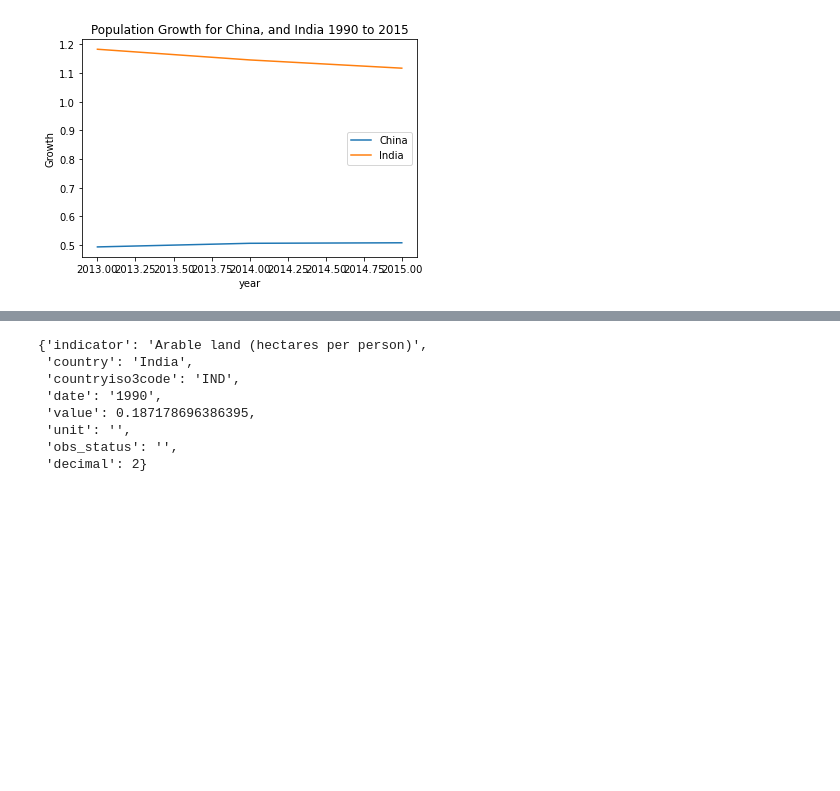
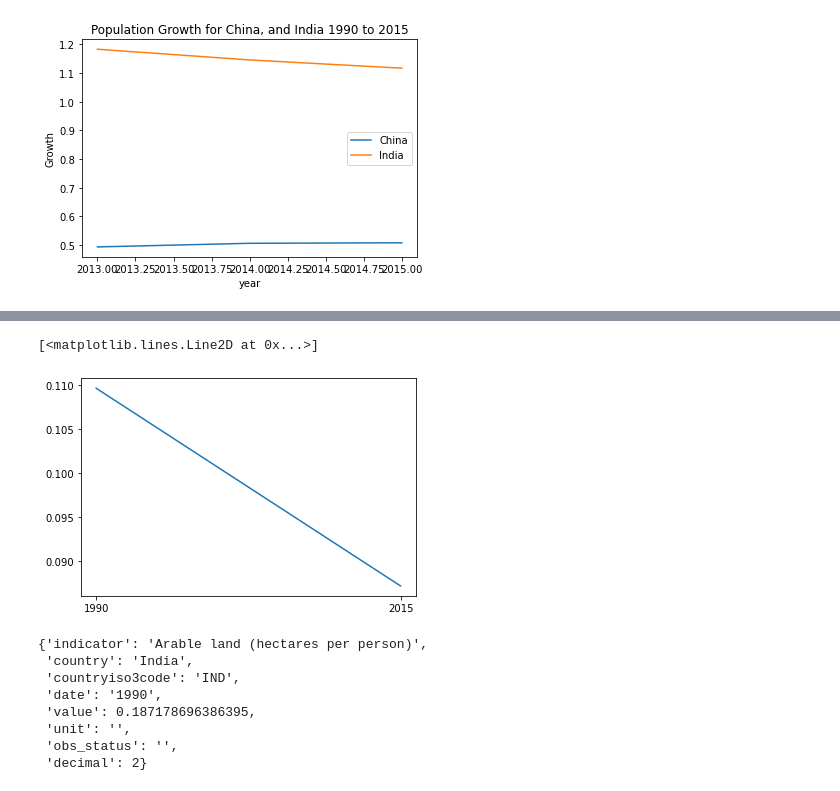
Before and after one commit to nghitrampham/data_dashboard, a Jupyter notebook: WebAppDeployment/notebooks/pythonAPI001.ipynb, the cells around one changed output, grey strips where cells are left out. Cells and saved outputs as stored; diff of their text form; code cells hidden in the pictures; blank space fills up the shorter version.

```diff
--- a/WebAppDeployment/notebooks/pythonAPI001.ipynb
+++ b/WebAppDeployment/notebooks/pythonAPI001.ipynb
@@ -92,3 +115,21 @@ for indicator in indicators:
         value['country'] = value['country']['value']
 
     data_frames.append(data)
+# %%
+# first chart plots arable land from 1990 to 2015 in top 10 economies
+# as a line chart
+graph_one = []
+df_one = pd.DataFrame(data_frames[0])
+
+# filter and sort values for the visualization
+# filtering plots the countries in decreasing order by their values
+df_one = df_one[(df_one['date'] == '2015') | (df_one['date'] == '1990')]
+df_one.sort_values('value', ascending=False, inplace=True)
+
+# this  country list is re-used by all the charts to ensure legends have the same
+# order and color
+countrylist = df_one.country.unique().tolist()
+
+for country in countrylist:
+    x_val = df_one[df_one['country'] == country].date.tolist()
+    y_val =  df_one[df_one['country'] == country].value.tolist()
@@ -95,3 +159,8 @@ for indicator in indicators:
+# %%
+plt.plot(x_val, y_val)
+# %% [output]
+[<matplotlib.lines.Line2D at 0x...>]
+[figure, added]
 # %%
 # with ( for i, value in enumerate(data):
 #         value['indicator'] = value['indicator']['value']
```
Also changed, not shown: parts of 10 cells of this notebook, 9 other files.
